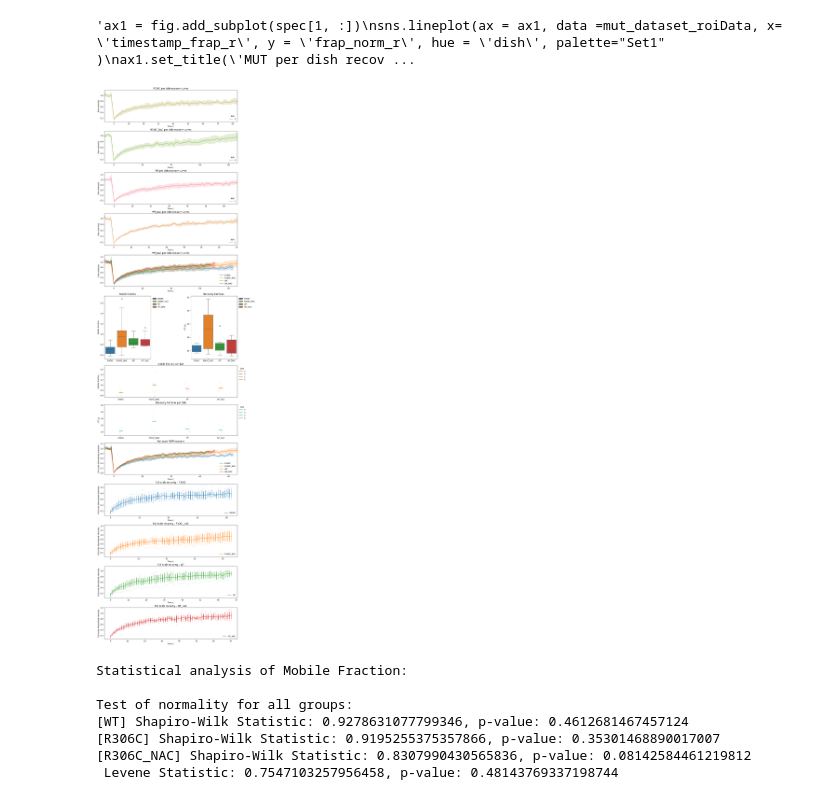
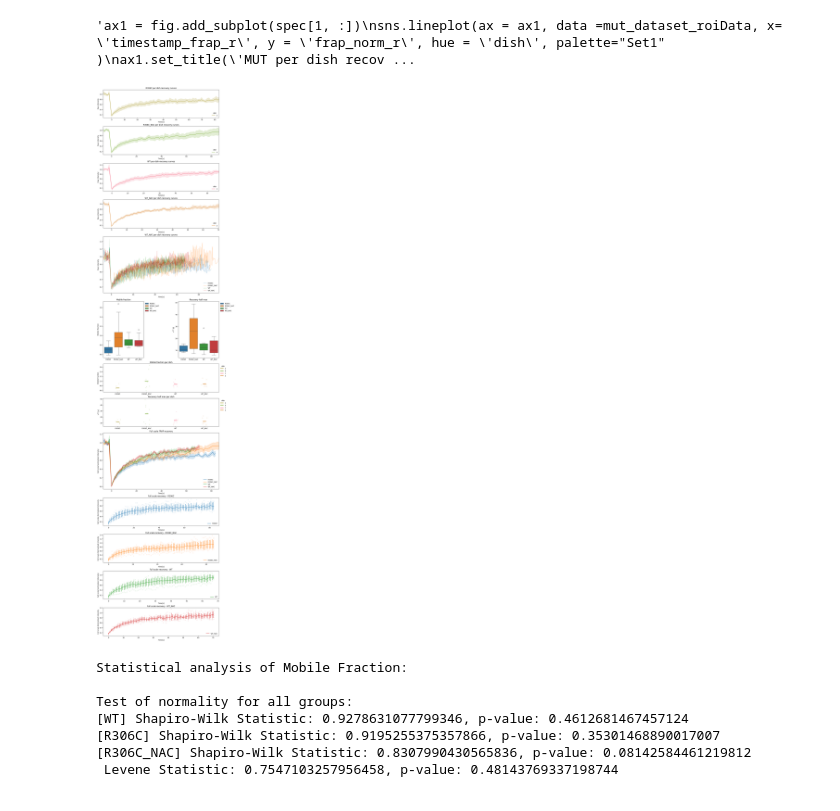
Before and after one commit to amarcosv/FRAP-analysis-younglab, a Jupyter notebook: src/batch_processing_csv.ipynb, the cells around one changed output. Saved outputs shown, nothing was run; the diff lists cells and outputs as text; code cells hidden in the pictures.

```diff
--- a/src/batch_processing_csv.ipynb
+++ b/src/batch_processing_csv.ipynb
@@ -83,7 +83,7 @@ D:\Projects\Shannon\FRAP analysis\images\CSV\20250910_WGA_iPSC_Rett_SUR
 # %%
 from matplotlib.ticker import FormatStrFormatter
 
-nrows = 6 + 2* len(input_folder_paths)
+nrows = 8 + 2* len(input_folder_paths)
 nd = len(input_folder_paths)
 ax = []
 #Color palette for multiple groups
@@ -115,9 +115,10 @@ for i in range(nd):
 
 
 # PLOT raw data all together
-ax = fig.add_subplot(spec[nd, :])
+ax = fig.add_subplot(spec[nd:nd+2, :])
 for i in range(nd):
-        sns.lineplot(ax = ax, data =roiData[i], x= 'timestamp_frap_r', y = 'frap_norm_r',  label = os.path.basename(input_folder_paths[i]) , color=palette[i])
+        sns.lineplot(ax = ax, data =roiData[i], x= 'timestamp_frap_r', y = 'frap_norm_r',  label = os.path.basename(input_folder_paths[i])
+                     , color=palette[i],linewidth=0.5, err_kws={'alpha': 0.1})
 ax.set_title(os.path.basename(input_folder_paths[i]) + ' per dish recovery curves')
 ax.set_ylabel('Raw intensity')
 ax.set_xlabel('Time[s]')
@@ -125,7 +126,7 @@ ax.margins(x=0)
 sns.move_legend(ax, "lower right", frameon=False)
 
 # PLOT Boxplots for mobile fraction and tau1/2
-ax = fig.add_subplot(spec[nd+1: nd+3,0:2])
+ax = fig.add_subplot(spec[nd+2: nd+4,0:2])
 for i in range(nd):
     sns.boxplot(ax = ax, data = frap_experiment[i], x="folder", y="mob", label = os.path.basename(input_folder_paths[i]), color=palette[i])
 ax.set_title('Mobile fraction')
@@ -135,7 +136,7 @@ ax.set_xlabel(None)
 sns.move_legend(ax, "upper left", bbox_to_anchor=(1, 1),frameon=False)
 mob_ax = ax
 
-ax = fig.add_subplot(spec[nd+1:nd+3,2::])
+ax = fig.add_subplot(spec[nd+2:nd+4,2::])
 for i in range(nd):
     sns.boxplot(ax = ax, data = frap_experiment[i], x="folder", y="half_max", label = os.path.basename(input_folder_paths[i]), color=palette[i])
 ax.set_title('Recovery half max ')
@@ -147,7 +148,7 @@ sns.move_legend(ax, "upper left", bbox_to_anchor=(1, 1),frameon=False)
 
 
 # PLOT Mobile fraction per dish
-ax = fig.add_subplot(spec[nd+3, :])
+ax = fig.add_subplot(spec[nd+4, :])
 for i in range(nd):
     #Fix bug with seaborn where if there is a single dish the dodge parameter needs to be set to false for pointplot or will crash
     n_dish=len(frap_experiment[i]['dish'].unique())
@@ -167,7 +168,7 @@ sns.move_legend(ax, "upper left", bbox_to_anchor=(1, 1),frameon=False)
 
 
 # PLOT tau 1/2  per dish
-ax = fig.add_subplot(spec[nd+4, :])
+ax = fig.add_subplot(spec[nd+5, :])
 for i in range(nd):
     #Fix bug with seaborn where if there is a single dish the dodge parameter needs to be set to false for pointplot or will crash
     n_dish=len(frap_experiment[i]['dish'].unique())
@@ -175,10 +176,10 @@ for i in range(nd):
     else: dodge_param = .4
 
     sns.stripplot(ax = ax, data = frap_experiment[i], x="folder", y="half_max", hue = "dish",
-        dodge=True, alpha=.2, legend=False, palette="Set2" )
+        dodge=True, alpha=.2, legend=False, palette=dish_palette)
 
     sns.pointplot(ax = ax, data = frap_experiment[i], x="folder", y="half_max", hue = "dish",
-    dodge=dodge_param, linestyle="none", errorbar=None, marker="_", markersize=20, markeredgewidth=3, palette="Set2")
+    dodge=dodge_param, linestyle="none", errorbar=None, marker="_", markersize=20, markeredgewidth=3, palette=dish_palette)
 
 ax.set_title('Recovery half max per dish')
 ax.set_ylabel(r'$\tau^{1/2}$ [s]')
@@ -188,7 +189,7 @@ sns.move_legend(ax, "upper left", bbox_to_anchor=(1, 1),frameon=False)
 
 
 # PLOT FRAP recovery full scale per group
-ax = fig.add_subplot(spec[nd+5 , :])
+ax = fig.add_subplot(spec[nd+6:nd+8 , :])
 for i in range(nd):
     sns.lineplot(ax = ax, data =roiData[i], x= 'timestamp_frap_r', y = 'frap_fullscale_norm_r', label = os.path.basename(input_folder_paths[i]), errorbar = 'se')
     #sns.lineplot(ax = ax, data =roiData[i], x= 'timestamp_frap_r', y = 'frap_fullscale_norm_r', label = os.path.basename(input_folder_paths[i]) ,errorbar = 'se')
@@ -201,7 +202,7 @@ sns.move_legend(ax, "lower right", frameon=False)
 
 # PLOT FRAP recovery full scale per group and dish
 for i in range(nd):
-    ax = fig.add_subplot(spec[nd+6 + i, :])
+    ax = fig.add_subplot(spec[nd+8 + i, :])
     sns.scatterplot(ax = ax, data =roiData[i][roiData[i]['timepoint_frap']>=0], x= 'timestamp_frap_r', y = 'frap_norm_r',
                 alpha = 0.1, color=palette[i], legend = None)
     sns.lineplot(ax = ax, data =roiData[i][roiData[i]['timepoint_frap']>=0], x= 'timestamp_frap_r', y = 'frap_norm_r', label = os.path.basename(input_folder_paths[i]),
@@ -312,34 +313,34 @@ ax5.set_title('WT vs MUT ensemble - Full scale')
 ax6 = fig.add_subplot(spec[6, :])
 sns.scatterplot(ax = ax6, data =wt_dataset_roiData[wt_dataset_roiData['timepoint_frap']>=0], x= 'timestamp_frap_r', y = 'frap_norm_r', label = 'WT',
               alpha = 0.1)
 
 #timestamps = wt_dataset_roiData[wt_dataset_roiData['timepoint_frap']>=0].groupby('timepoint')['timestamp_frap'].mean()
 #y = wt_dataset_roiData[wt_dataset_roiData['timepoint_frap']>=0].groupby('timepoint')['frap_norm_r'].mean()
 #y_std = wt_dataset_roiData[wt_dataset_roiData['timepoint_frap']>=0].groupby('timepoint')['frap_norm_r'].std()
     #dataset_roiData['timestamp_frap_r'] = timestamps
 #ax6.errorbar(timestamps, y, yerr = y_std)
 sns.lineplot(ax = ax6, data =wt_dataset_roiData[wt_dataset_roiData['timepoint_frap']>=0], x= 'timestamp_frap_r', y = 'frap_norm_r', label = 'WT',
               errorbar = 'sd', err_style = 'bars')
 
 #sns.lineplot(ax = ax6, data =mut_dataset_roiData, x= 'timestamp_frap_r', y = 'frap_fullscale_norm_r', label = 'MUT' )
 ax6.set_ylabel('Full scale Normalized  intensity')
 ax6.set_xlabel('Time[s]')
 ax6.set_title('WT vs MUT ensemble - Full scale')
 ax7 = fig.add_subplot(spec[7::, :])
 sns.scatterplot(ax = ax7, data =mut_dataset_roiData[mut_dataset_roiData['timepoint_frap']>=0], x= 'timestamp_frap_r', y = 'frap_norm_r', label = 'MUT',
               alpha = 0.1, color='tab:orange')
 sns.lineplot(ax = ax7, data =mut_dataset_roiData[mut_dataset_roiData['timepoint_frap']>=0], x= 'timestamp_frap_r', y = 'frap_norm_r', label = 'MUT',
               errorbar = 'sd', err_style = 'bars', color='tab:orange')
 
 #sns.lineplot(ax = ax6, data =mut_dataset_roiData, x= 'timestamp_frap_r', y = 'frap_fullscale_norm_r', label = 'MUT' )
 ax7.set_ylabel('Full scale Normalized  intensity')
 ax7.set_xlabel('Time[s]')
 ax7.set_title('WT vs MUT ensemble - Full scale')
 #ax6.xaxis.set_major_formatter(FormatStrFormatter('%.1f'))
 """
 # %% [output]
 'ax1 = fig.add_subplot(spec[1, :])\nsns.lineplot(ax = ax1, data =mut_dataset_roiData, x= \'timestamp_frap_r\', y = \'frap_norm_r\', hue = \'dish\', palette="Set1" )\nax1.set_title(\'MUT per dish recov ...
-[figure, old version]
+[figure, new version]
 # %%
 
 from statannotations.Annotator import Annotator
```
Also changed, not shown: parts of 1 cell of this notebook, 3 other files.
